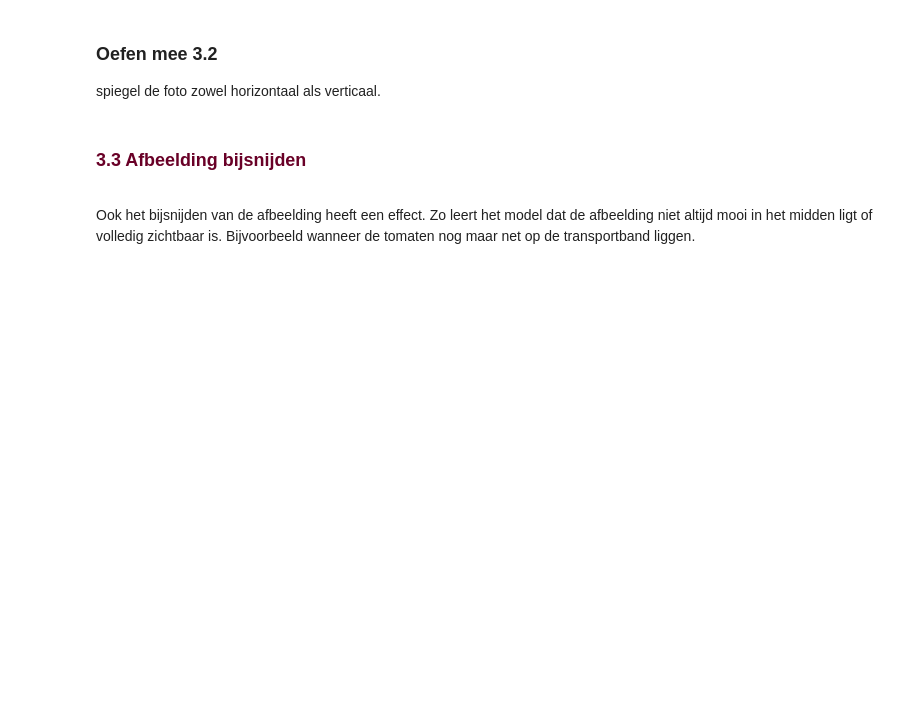
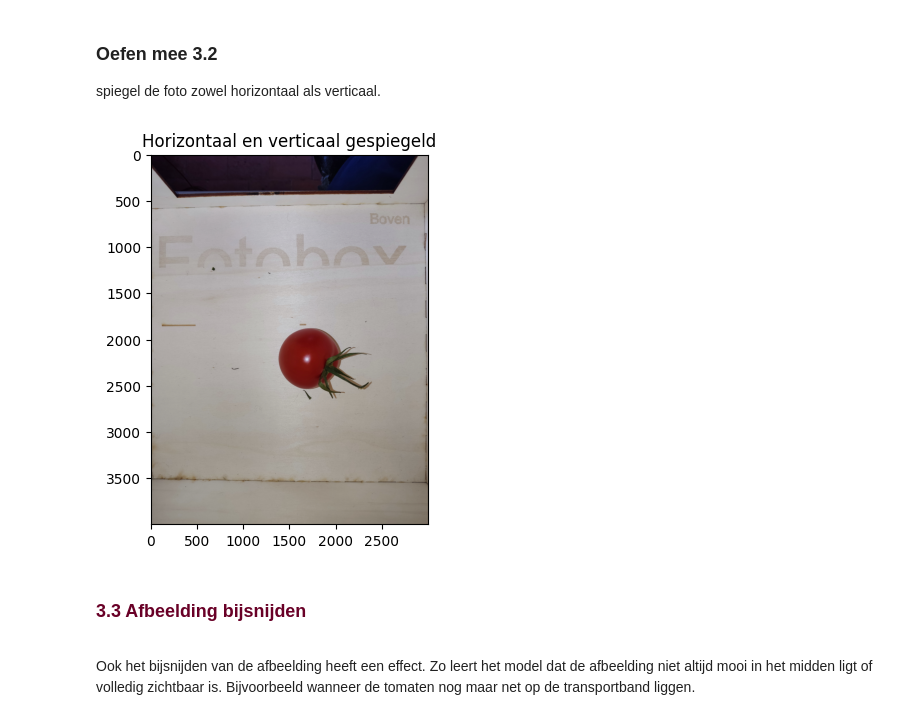
Before and after one commit to pieterrrsw/6IICT_PROG4_oef, a Jupyter notebook: hfst_5_AI/objectdetectie/4_dataset_uitbreiden.ipynb, the cells around one changed output. Drawn from its saved outputs; the diff is of its cells as text; code cells hidden in the pictures; blank space fills up the shorter version.

```diff
--- a/hfst_5_AI/objectdetectie/4_dataset_uitbreiden.ipynb
+++ b/hfst_5_AI/objectdetectie/4_dataset_uitbreiden.ipynb
@@ -101,8 +118,10 @@ plt_imshow("Verticaal gespiegeld", flippedtomaat2)
 spiegel de foto zowel horizontaal als verticaal.
 # %%
 # Spiegel verticaal en horizontaal (zoek zelf op hoe)
-flippedtomaat3 = # VUL AAN
+flippedtomaat3 = cv2.flip(tomaat, -1)
 plt_imshow("Horizontaal en verticaal gespiegeld", flippedtomaat3)
+# %% [output]
+[figure, added]
 # %% [markdown]
 <div style="margin-bottom:-35px;">
     <font color=#690027 markdown="1">
```
Also changed, not shown: parts of 15 cells of this notebook, 17 other files.
